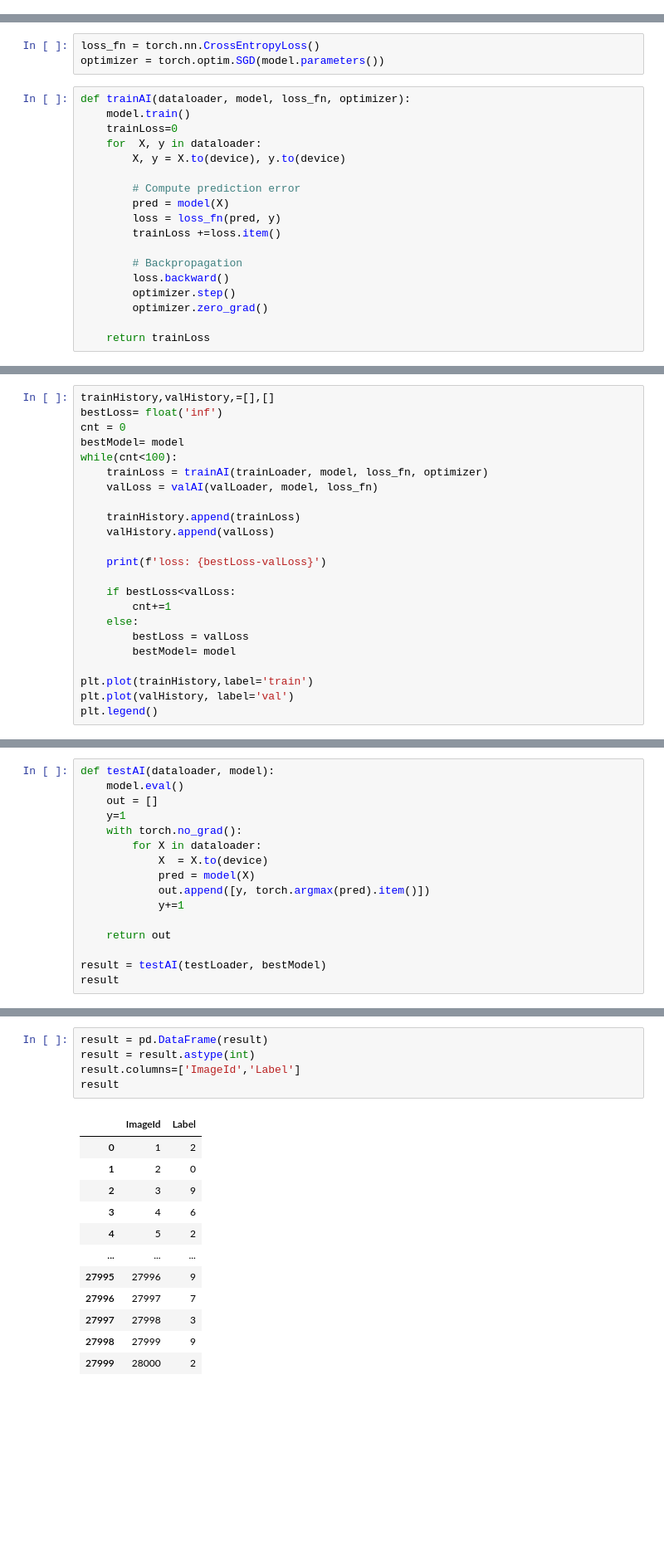
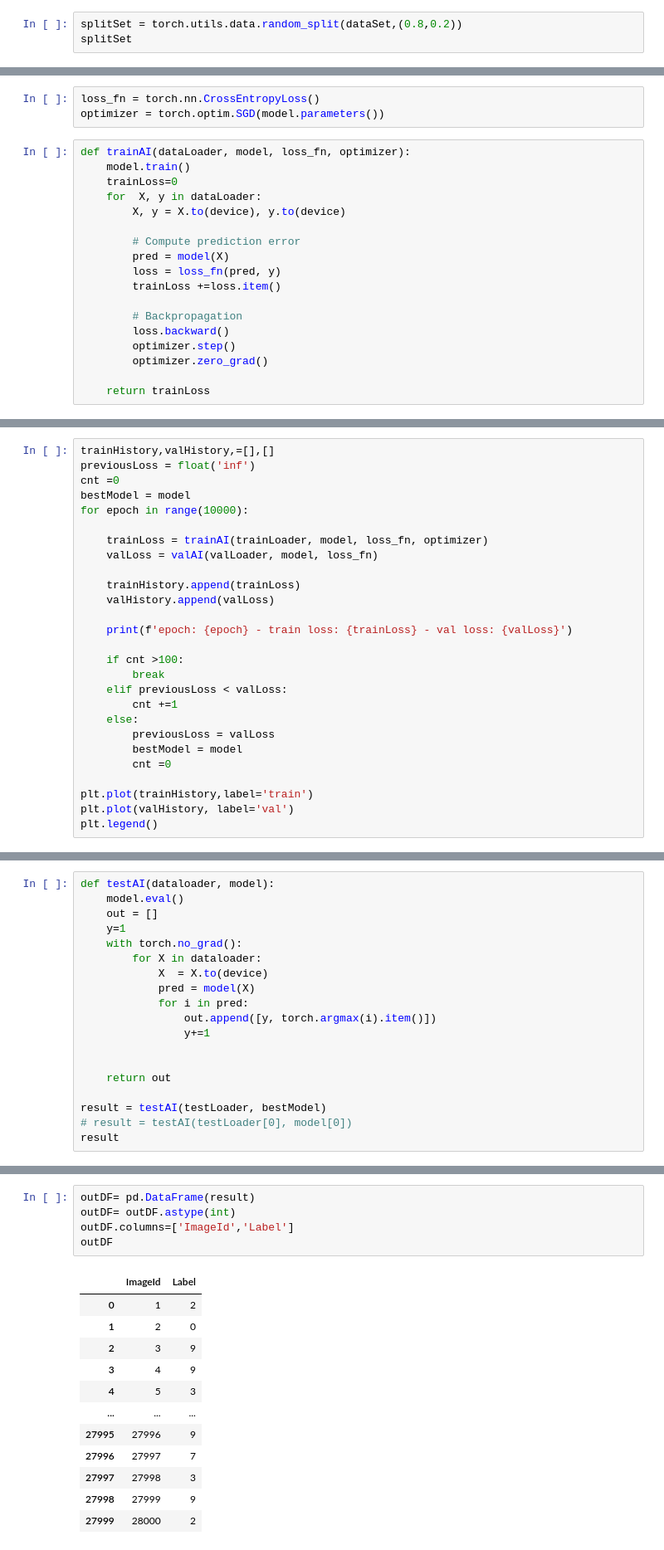
Before and after one commit to joseongho/digit-recognizer, a Jupyter notebook: test.ipynb, the cells around one changed output, grey strips where cells are left out. Shown at 83% size. Drawn from its saved outputs; the diff is of its cells as text; blank space fills up the shorter version.

```diff
--- a/test.ipynb
+++ b/test.ipynb
@@ -65,0 +77,3 @@ valSampler= MySampler(val_indices)
+# %%
+splitSet = torch.utils.data.random_split(dataSet,(0.8,0.2))
+splitSet
@@ -146,10 +138,10 @@ Net(
 loss_fn = torch.nn.CrossEntropyLoss()
 optimizer = torch.optim.SGD(model.parameters())
 # %%
-def trainAI(dataloader, model, loss_fn, optimizer):
+def trainAI(dataLoader, model, loss_fn, optimizer):
     model.train()
     trainLoss=0
-    for  X, y in dataloader:
+    for  X, y in dataLoader:
         X, y = X.to(device), y.to(device)
 
         # Compute prediction error
@@ -177,23 +169,27 @@ def valAI(dataLoader, model, loss_fn,):
     return valLoss
 # %%
 trainHistory,valHistory,=[],[]
-bestLoss= float('inf')
-cnt = 0
-bestModel= model
-while(cnt<100):
+previousLoss = float('inf')
+cnt =0
+bestModel = model
+for epoch in range(10000):
+
     trainLoss = trainAI(trainLoader, model, loss_fn, optimizer)
     valLoss = valAI(valLoader, model, loss_fn)
 
     trainHistory.append(trainLoss)
     valHistory.append(valLoss)
 
-    print(f'loss: {bestLoss-valLoss}')
+    print(f'epoch: {epoch} - train loss: {trainLoss} - val loss: {valLoss}')
 
-    if bestLoss<valLoss:
-        cnt+=1
+    if cnt >100:
+        break
+    elif previousLoss < valLoss:
+        cnt +=1
     else:
-        bestLoss = valLoss
-        bestModel= model
+        previousLoss = valLoss
+        bestModel = model
+        cnt =0
 
 plt.plot(trainHistory,label='train')
 plt.plot(valHistory, label='val')
@@ -226,12 +223,15 @@ def testAI(dataloader, model):
         for X in dataloader:
             X  = X.to(device)
             pred = model(X)
-            out.append([y, torch.argmax(pred).item()])
-            y+=1
+            for i in pred:
+                out.append([y, torch.argmax(i).item()])
+                y+=1
+
 
     return out
 
 result = testAI(testLoader, bestModel)
+# result = testAI(testLoader[0], model[0])
 result
 # %% [output]
 [[1, 2],
@@ -252,17 +252,17 @@ result
  [1000, 9],
  ...]
 # %%
-result = pd.DataFrame(result)
-result = result.astype(int)
-result.columns=['ImageId','Label']
-result
+outDF= pd.DataFrame(result)
+outDF= outDF.astype(int)
+outDF.columns=['ImageId','Label']
+outDF
 # %% [output]
 |  | ImageId | Label |
 | 0 | 1 | 2 |
 | 1 | 2 | 0 |
 | 2 | 3 | 9 |
-| 3 | 4 | 6 |
-| 4 | 5 | 2 |
+| 3 | 4 | 9 |
+| 4 | 5 | 3 |
 | ... | ... | ... |
 | 27995 | 27996 | 9 |
 | 27996 | 27997 | 7 |
```
Also changed, not shown: parts of 11 cells of this notebook, 1 other file.
